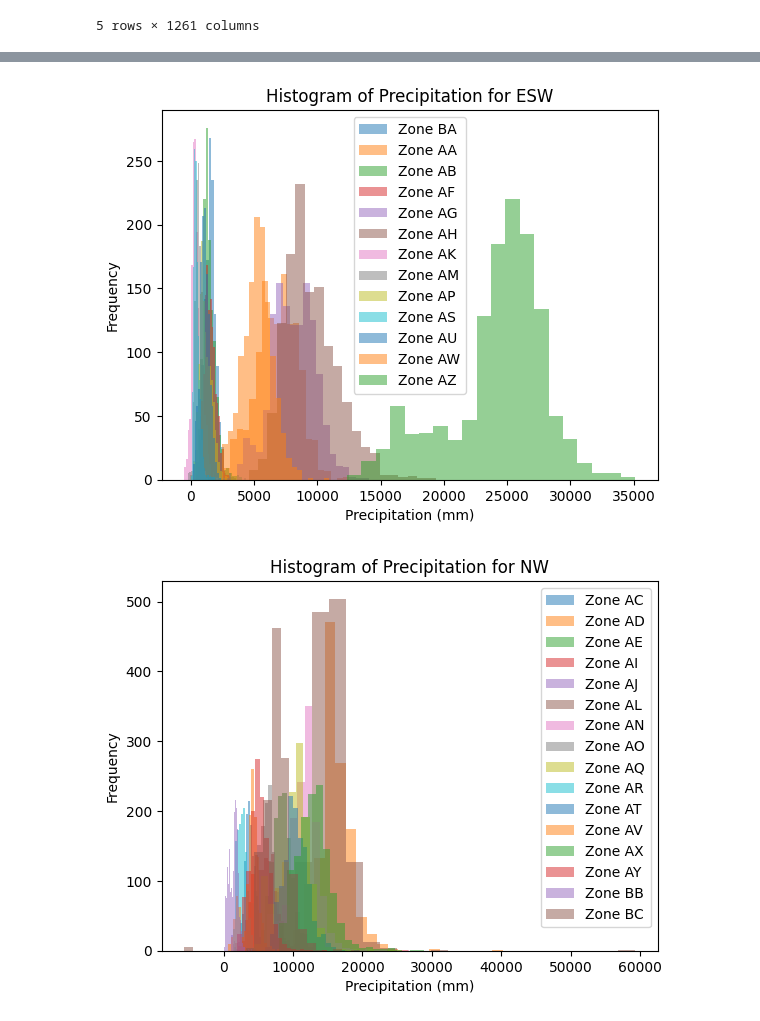
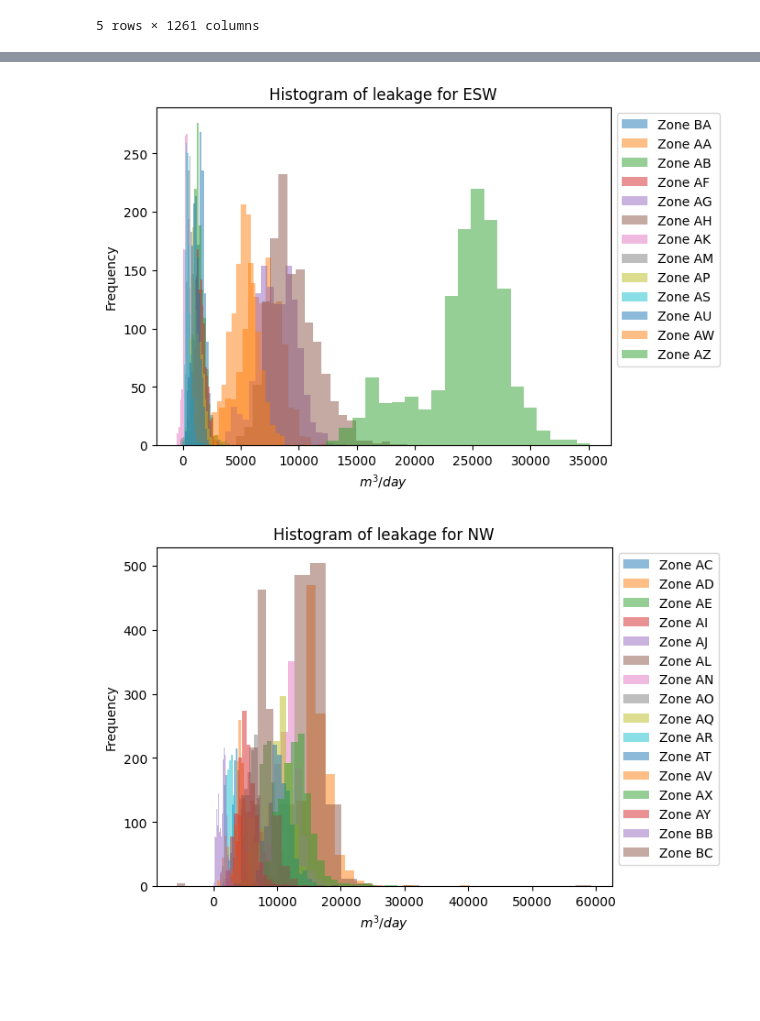
Before and after one commit to J3nF/VKEMS_Water, a Jupyter notebook: notebooks/stat_eda.ipynb, the cells around one changed output, grey strips where cells are left out. Saved outputs shown, nothing was run; the diff lists cells and outputs as text; code cells hidden in the pictures; blank space fills up the shorter version.

```diff
--- a/notebooks/stat_eda.ipynb
+++ b/notebooks/stat_eda.ipynb
@@ -59,14 +55,14 @@ for name in ["ESW", "NW"]:
     for index, row in df[name].iterrows():
         fft = np.abs(np.fft.fft(row))
         freqs = np.fft.fftfreq(row.size, d=1)
-        plt.plot(freqs, fft)
-    plt.axvline(x=7 / 365.25, color="black", linestyle=":", lw=0.5)
-    plt.axvline(x=14 / 365.25, color="grey", linestyle="-", lw=0.5)
+        plt.plot(freqs, fft, label=row.name)
+    plt.axvline(x=7 / 365.25, color="black", ls="-", lw=0.5, label="1/year")
+    plt.axvline(x=14 / 365.25, color="grey", ls=":", lw=0.5, label="2/year")
     plt.loglog()
     # Add a line at yearly frequency (7/365)
     plt.xlabel("Frequency")
     plt.ylabel("Magnitude")
-    plt.title(f"Fourier Transform of Precipitation for {name}")
-    plt.legend(df[name].index, loc="upper left", bbox_to_anchor=(1, 1))
+    plt.title(f"FFT of leakage for {name}")
+    plt.legend(loc="upper left", bbox_to_anchor=(1, 1))
     plt.show()
 # %% [output]
@@ -79,7 +75,7 @@ for name in ["ESW", "NW"]:
         pd.plotting.autocorrelation_plot(row)
     plt.xlabel("Lag")
     plt.ylabel("Autocorrelation")
-    plt.title(f"Autocorrelation of Precipitation for {name}")
+    plt.title(f"Autocorrelation of leakage for {name}")
     period = 365.25 / 7
     # Plot vertical line after each period
     for i in range(1, int(len(row) / period) + 1):
@@ -98,17 +94,17 @@ for name in ["ESW", "NW"]:
 # %%
 # Plot histograms of each zones leakage values
 for name in ["ESW", "NW"]:
     for index, row in df[name].iterrows():
         if index == "Company":
             pass
         else:
             plt.hist(row.values, bins=20, alpha=0.5, label=index)
-    plt.xlabel("Precipitation (mm)")
+    plt.xlabel("$m^3/day$")
     plt.ylabel("Frequency")
-    plt.title(f"Histogram of Precipitation for {name}")
-    plt.legend()
+    plt.title(f"Histogram of leakage for {name}")
+    plt.legend(loc="upper left", bbox_to_anchor=(1, 1))
     plt.show()
 # %% [output]
-[figure, old version]
+[figure, new version]
-[figure, old version]
+[figure, new version]
 # %%
```
Also changed, not shown: parts of 8 cells of this notebook.
